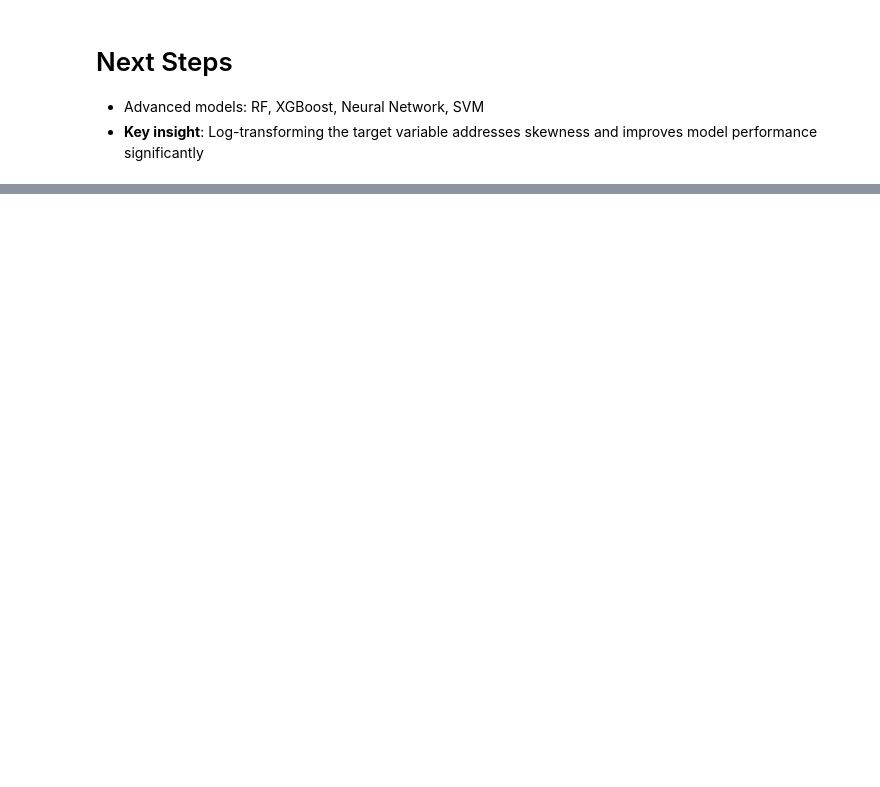
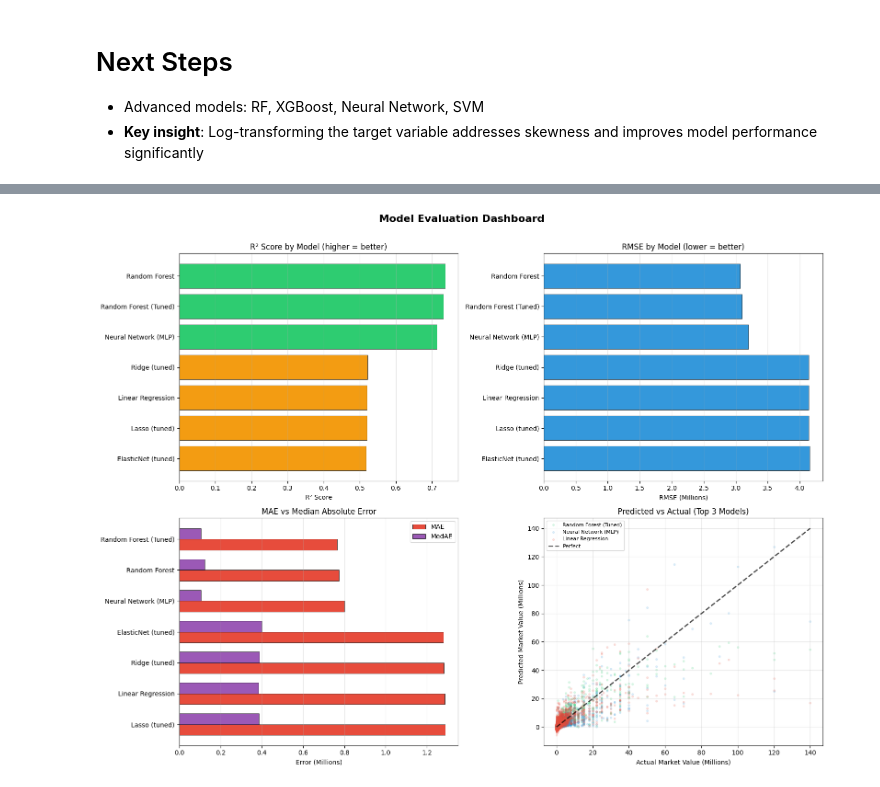
Before and after one commit to LucreziaSalerno/ML-Group-M, a Jupyter notebook: notebooks/models.ipynb, the cells around one changed output, grey strips where cells are left out. Drawn from its saved outputs; the diff is of its cells as text; code cells hidden in the pictures; blank space fills up the shorter version.

```diff
--- a/notebooks/models.ipynb
+++ b/notebooks/models.ipynb
@@ -466,0 +592,60 @@ plt.show()
+# %%
+# ── Visual Comparison of All Models ──
+fig, axes = plt.subplots(2, 2, figsize=(16, 12))
+
+# 1. R² Score Comparison (bar chart)
+ax = axes[0, 0]
+models_sorted = metrics_df.sort_values("R²", ascending=True)
+colors = ['#e74c3c' if r2 < 0 else '#2ecc71' if r2 > 0.7 else '#f39c12' if r2 > 0.5 else '#e67e22'
+          for r2 in models_sorted["R²"]]
+ax.barh(models_sorted["Model"], models_sorted["R²"], color=colors, edgecolor='black', linewidth=0.5)
+ax.set_xlabel("R² Score")
+ax.set_title("R² Score by Model (higher = better)")
+ax.axvline(x=0, color='black', linestyle='-', linewidth=0.5)
+ax.grid(True, alpha=0.3, axis='x')
+
+# 2. RMSE Comparison (bar chart)
+ax = axes[0, 1]
+models_sorted = metrics_df.sort_values("RMSE", ascending=False)
+ax.barh(models_sorted["Model"], models_sorted["RMSE"] / 1e6, color='#3498db', edgecolor='black', linewidth=0.5)
+ax.set_xlabel("RMSE (Millions)")
+ax.set_title("RMSE by Model (lower = better)")
+ax.grid(True, alpha=0.3, axis='x')
+
+# 3. MAE vs MedAE grouped bar chart
+ax = axes[1, 0]
+models_sorted = metrics_df.sort_values("MAE", ascending=False)
+y_pos = np.arange(len(models_sorted))
+width = 0.35
+ax.barh(y_pos - width/2, models_sorted["MAE"] / 1e6, width, label='MAE', color='#e74c3c', edgecolor='black', linewidth=0.5)
+ax.barh(y_pos + width/2, models_sorted["MedAE"] / 1e6, width, label='MedAE', color='#9b59b6', edgecolor='black', linewidth=0.5)
+ax.set_yticks(y_pos)
+ax.set_yticklabels(models_sorted["Model"])
+ax.set_xlabel("Error (Millions)")
+ax.set_title("MAE vs Median Absolute Error")
+ax.legend()
+ax.grid(True, alpha=0.3, axis='x')
+
+# 4. Predicted vs Actual for best models
+ax = axes[1, 1]
+best_models = {
+    "Random Forest (Tuned)": model_predictions["Random Forest (Tuned)"],
+    "Neural Network (MLP)": model_predictions["Neural Network (MLP)"],
+    "Linear Regression": model_predictions["Linear Regression"],
+}
+colors_scatter = ['#2ecc71', '#3498db', '#e74c3c']
+for (name, preds), color in zip(best_models.items(), colors_scatter):
+    ax.scatter(y_test / 1e6, preds / 1e6, alpha=0.15, s=8, color=color, label=name)
+max_val = y_test.max() / 1e6
+ax.plot([0, max_val], [0, max_val], 'k--', linewidth=2, label='Perfect', alpha=0.7)
+ax.set_xlabel("Actual Market Value (Millions)")
+ax.set_ylabel("Predicted Market Value (Millions)")
+ax.set_title("Predicted vs Actual (Top 3 Models)")
+ax.legend(fontsize=8)
+ax.grid(True, alpha=0.3)
+
+plt.suptitle("Model Evaluation Dashboard", fontsize=16, fontweight='bold', y=1.01)
+plt.tight_layout()
+plt.show()
+# %% [output]
+[figure, added]
```
Also changed, not shown: parts of 9 cells of this notebook.
